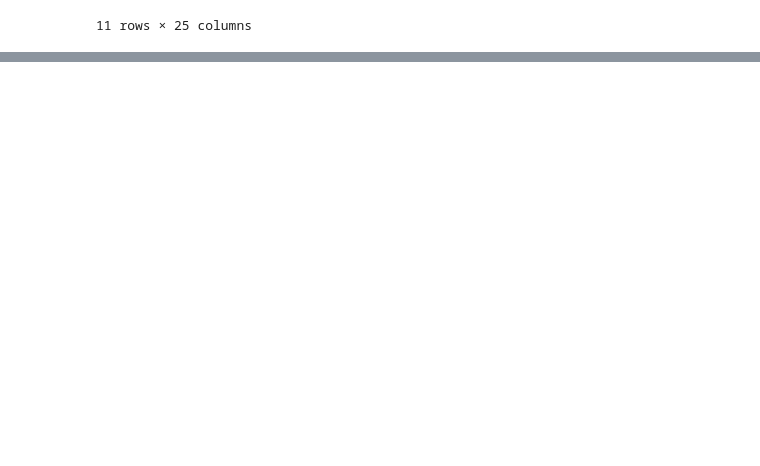
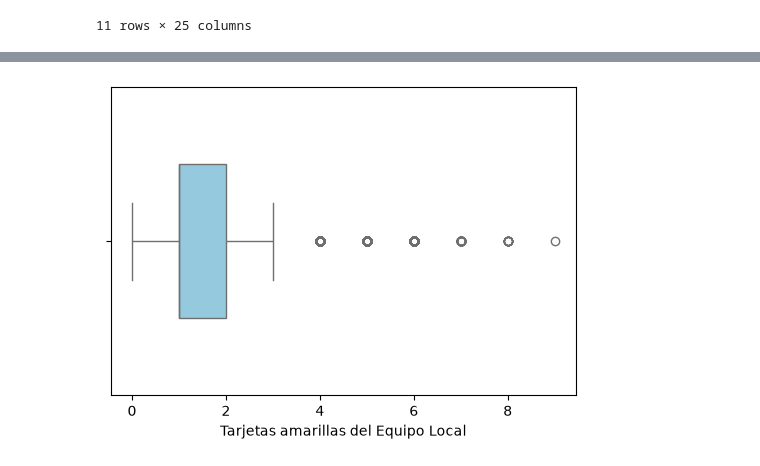
Before and after one commit to JuanjCruzL/La_ventaja_de_ser_local_en_el_futbol, a Jupyter notebook: cuadernos/exploracion_Juan_Jose_Cruz.ipynb, the cells around one changed output, grey strips where cells are left out. Cells and saved outputs as stored; diff of their text form; code cells hidden in the pictures; blank space fills up the shorter version.

```diff
--- a/cuadernos/exploracion_Juan_Jose_Cruz.ipynb
+++ b/cuadernos/exploracion_Juan_Jose_Cruz.ipynb
@@ -68,0 +109,10 @@ df.describe(include="all").round(2)
+# %%
+plt.figure(figsize=(6, 4))
+
+sns.boxplot(x="yellow_home", data=df, color="skyblue", width=0.5)
+
+plt.xlabel("Tarjetas amarillas del Equipo Local", fontsize=10)
+
+plt.show()
+# %% [output]
+[figure, added]
```
Also changed, not shown: parts of 6 cells of this notebook, 1 other file.
